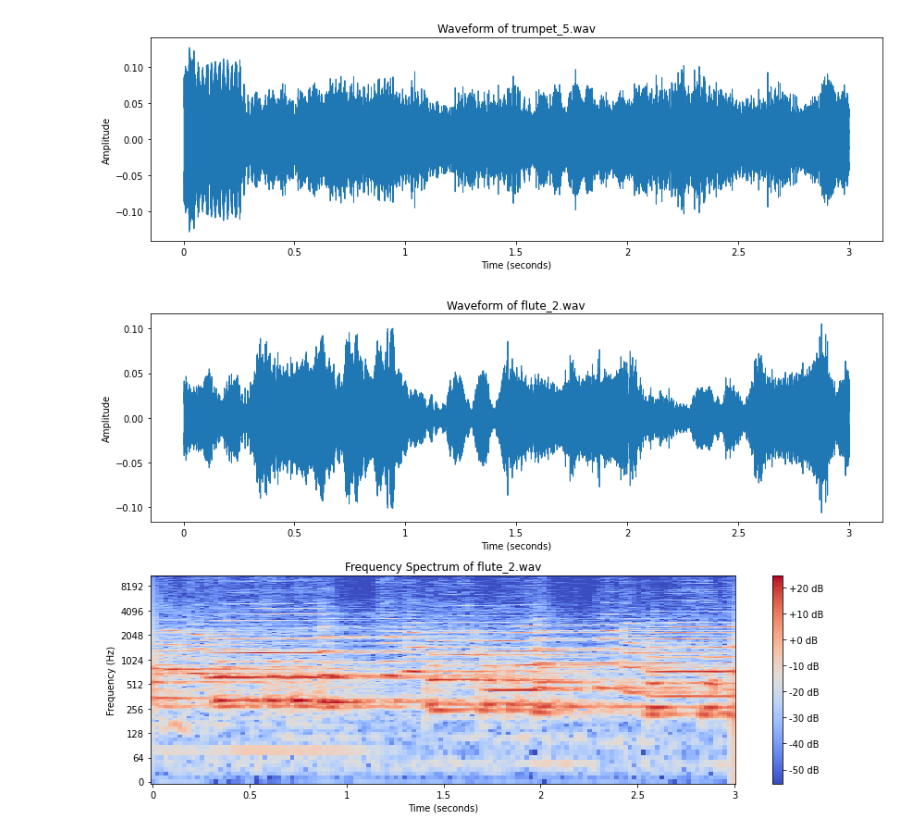
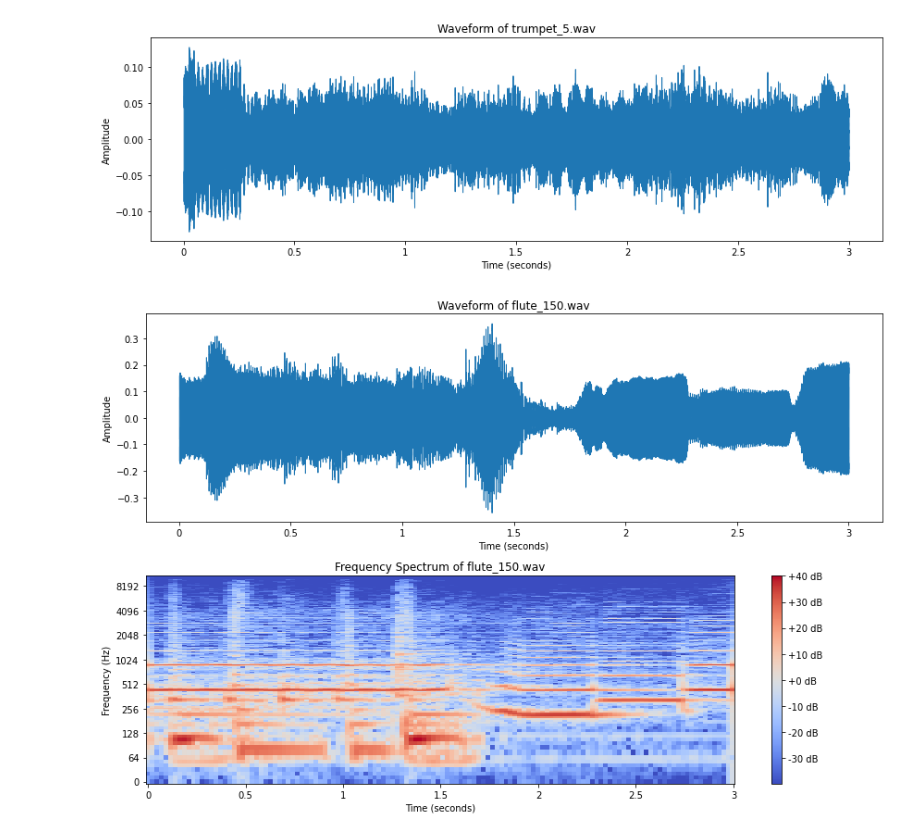
Before and after one commit to obinna345/capstone, a Jupyter notebook: capstone project.ipynb, the cells around one changed output. Cells and saved outputs as stored; diff of their text form; code cells hidden in the pictures.

```diff
--- a/capstone project.ipynb
+++ b/capstone project.ipynb
@@ -454,7 +456,7 @@ folder_path = 'C:\\Users\\user\\Desktop\\capstone\\irmasdataset'
 
 # The selected instrument and audio file you want to plot (adjust these as needed)
 selected_instrument = "flute"
-selected_audio_file = "flute_2.wav"
+selected_audio_file = "flute_150.wav"
 
 # Find the path to the selected audio file
 audio_file_path = os.path.join(folder_path, selected_instrument, selected_audio_file)
@@ -466,31 +468,31 @@ y, sr = librosa.load(audio_file_path)
 time = librosa.times_like(y, sr=sr)
 
 # Create a figure with two subplots (for waveform and frequency spectrum)
 plt.figure(figsize=(12, 8))
 
 # Plot the waveform
 plt.subplot(2, 1, 1)
 librosa.display.waveshow(y, sr=sr)
 plt.title(f"Waveform of {selected_audio_file}")
 plt.xlabel("Time (seconds)")
 plt.ylabel("Amplitude")
 
 # Compute the Short-Time Fourier Transform (STFT) to get the magnitude spectrum
 stft = librosa.stft(y)
 mag, _ = librosa.magphase(stft)
 
 # Convert magnitude to decibels (dB) for better visualization
 db_mag = librosa.amplitude_to_db(mag)
 
 # Plot the frequency spectrum
 plt.subplot(2, 1, 2)
 librosa.display.specshow(db_mag, sr=sr, x_axis='time', y_axis='log')
 plt.colorbar(format='%+2.0f dB')
 plt.title(f"Frequency Spectrum of {selected_audio_file}")
 plt.xlabel("Time (seconds)")
 plt.ylabel("Frequency (Hz)")
 
 plt.tight_layout()
 plt.show()
 # %% [output]
-[figure, old version]
+[figure, new version]
```
Also changed, not shown: parts of 14 cells of this notebook.
